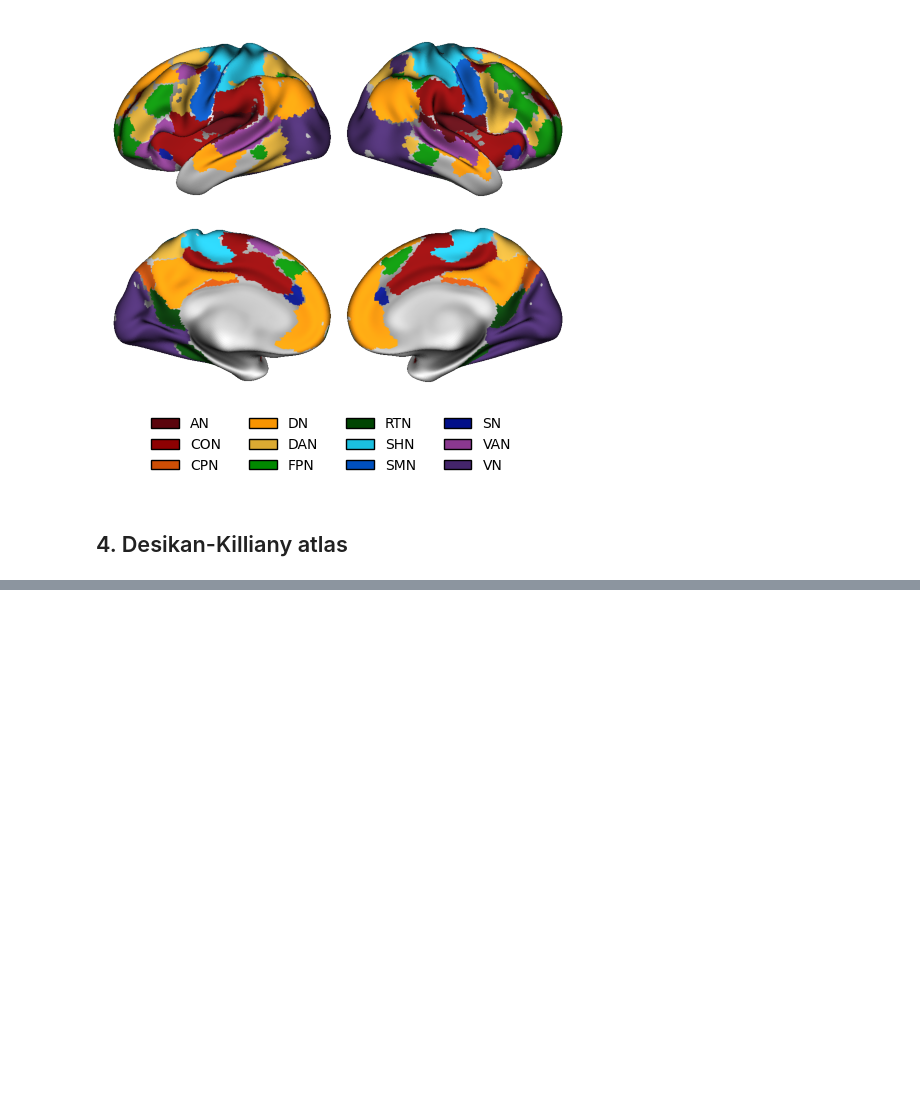
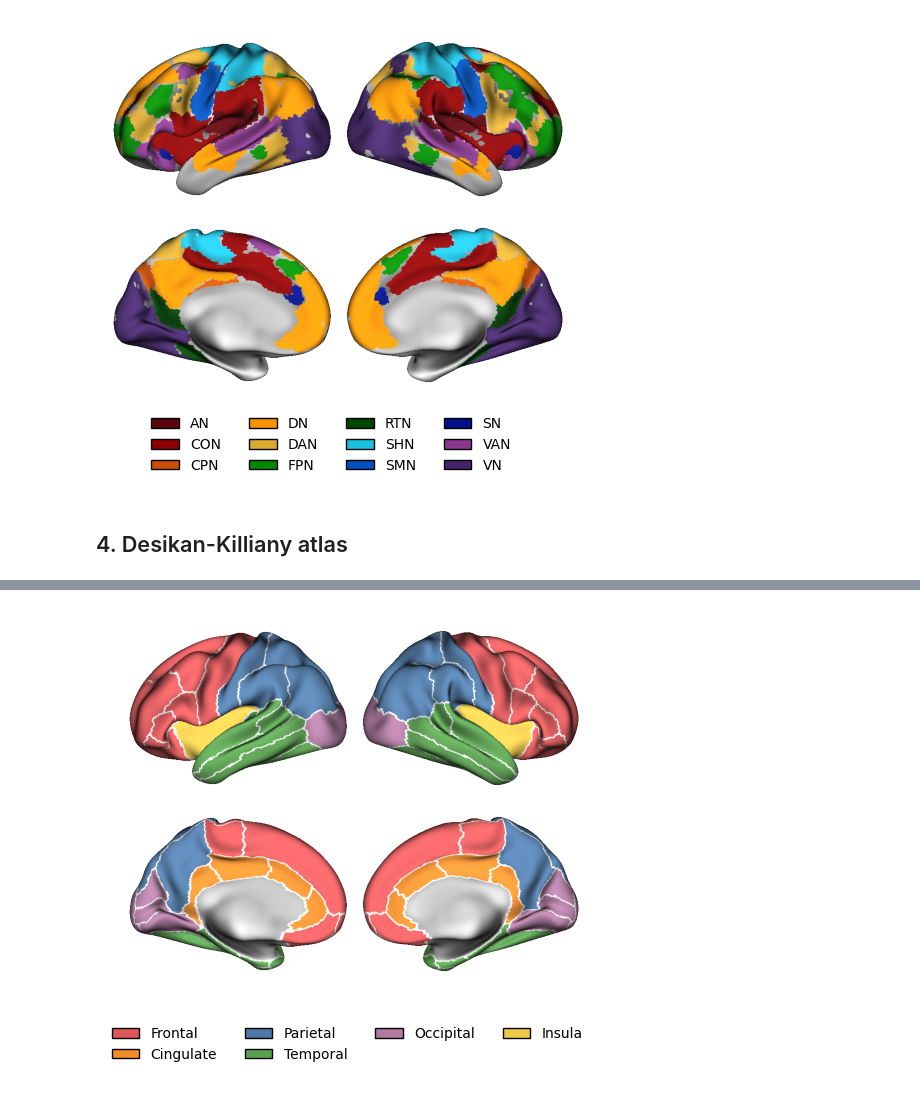
Before and after one commit to chlohamp/struc-func-plsc, a Jupyter notebook: code/plot-gord-desik.ipynb, the cells around one changed output, grey strips where cells are left out. Saved outputs shown, nothing was run; the diff lists cells and outputs as text; code cells hidden in the pictures; blank space fills up the shorter version.

Commit message:
update plots

```diff
--- a/code/plot-gord-desik.ipynb
+++ b/code/plot-gord-desik.ipynb
@@ -94,6 +95,18 @@ DK_COLORS = {                    # hex code per region (random placeholders for
     "insula": "#B01AF6",
 }                                 # or one hex string for every region, e.g. "#8D0102"; regions left out keep the atlas color
 
+PLOT_DK_LOBES = True              # extra DK figure: every region colored by its lobe (always all 34 regions)
+LOBE_COLORS = {                   # hex code per lobe
+    "frontal":   "#E15759",
+    "cingulate": "#F28E2B",
+    "parietal":  "#4E79A7",
+    "temporal":  "#59A14F",
+    "occipital": "#B07AA1",
+    "insula":    "#EDC948",
+}
+LOBE_REGION_OUTLINES = True       # draw each DK region's border on top of the lobe colors (no fill)
+LOBE_OUTLINE_COLOR = "#FFFFFF"    # outline color
+
 PLOT_COMBINED = True              # one brain with every selected network / region
 PLOT_INDIVIDUAL = False           # one brain per selected network / region
 SHOW_LEGEND = True
@@ -451,0 +469,75 @@ Plotting 34 DK region(s) on lh, rh
+# %%
+DK_LOBES = {
+    "frontal": ["superiorfrontal", "rostralmiddlefrontal", "caudalmiddlefrontal", "parsopercularis",
+                "parstriangularis", "parsorbitalis", "lateralorbitofrontal", "medialorbitofrontal",
+                "frontalpole", "precentral", "paracentral"],
+    "cingulate": ["rostralanteriorcingulate", "caudalanteriorcingulate", "posteriorcingulate",
+                  "isthmuscingulate"],
+    "parietal": ["postcentral", "supramarginal", "superiorparietal", "inferiorparietal", "precuneus"],
+    "temporal": ["superiortemporal", "middletemporal", "inferiortemporal", "bankssts",
+                 "transversetemporal", "temporalpole", "fusiform", "parahippocampal", "entorhinal"],
+    "occipital": ["lateraloccipital", "lingual", "cuneus", "pericalcarine"],
+    "insula": ["insula"],
+}
+LOBE_ORDER = list(DK_LOBES)
+
+# check the lobe lists against the atlas and the colors
+region_to_lobe = {r: lobe for lobe, regs in DK_LOBES.items() for r in regs}
+_bad = sorted(set(region_to_lobe) - set(DK_REGIONS))
+_missing = sorted(set(DK_REGIONS) - set(region_to_lobe))
+assert not _bad, f"DK_LOBES names not in the atlas: {_bad}"
+if _missing:
+    print(f"Warning: these DK regions have no lobe and won't be colored: {_missing}")
+assert set(LOBE_COLORS) >= set(LOBE_ORDER), f"LOBE_COLORS is missing: {sorted(set(LOBE_ORDER) - set(LOBE_COLORS))}"
+lobe_rgba = {}
+for lobe in LOBE_ORDER:
+    try:
+        lobe_rgba[lobe] = to_rgba(LOBE_COLORS[lobe])
+    except ValueError:
+        raise ValueError(f"LOBE_COLORS: {LOBE_COLORS[lobe]!r} for {lobe!r} is not a valid color (use e.g. '#E15759')")
+
+
+def dk_region_label_arrays():
+    # Each region keeps its own atlas key (0 = medial wall / unassigned / hemisphere not shown), for outlines.
+    arrays = {}
+    for hemi in ("lh", "rh"):
+        arr = np.zeros(dk[hemi]["data"].shape, dtype=float)
+        if hemi in hemis:
+            for name, (key, _) in dk[hemi]["regions"].items():
+                if name in region_to_lobe:
+                    arr[dk[hemi]["data"] == key] = key
+        arrays[hemi] = arr
+    return arrays["lh"], arrays["rh"]
+
+
+def dk_lobe_arrays():
+    # Code each vertex by lobe as 1..6 (0 = medial wall / unassigned / hemisphere not shown).
+    arrays = {}
+    for hemi in ("lh", "rh"):
+        arr = np.zeros(dk[hemi]["data"].shape, dtype=float)
+        if hemi in hemis:
+            for name, (key, _) in dk[hemi]["regions"].items():
+                if name in region_to_lobe:
+                    arr[dk[hemi]["data"] == key] = LOBE_ORDER.index(region_to_lobe[name]) + 1
+        arrays[hemi] = arr
+    return arrays["lh"], arrays["rh"]
+
+
+if PLOT_DK_LOBES:
+    lh_arr, rh_arr = dk_lobe_arrays()
+    p = Plot(surf_lh=lh_surf, surf_rh=rh_surf, layout="grid")
+    p.add_layer({"left": sulc_lh, "right": sulc_rh}, cmap="binary_r", cbar=False)
+    p.add_layer({"left": lh_arr, "right": rh_arr},
+                cmap=ListedColormap([lobe_rgba[l] for l in LOBE_ORDER]), cbar=False,
+                color_range=(0.5, len(LOBE_ORDER) + 0.5))
+    if LOBE_REGION_OUTLINES:
+        # outline-only layer: just the region borders, the lobe colors show through inside
+        lh_reg, rh_reg = dk_region_label_arrays()
+        p.add_layer({"left": lh_reg, "right": rh_reg},
+                    cmap=solid_cmap(to_rgba(LOBE_OUTLINE_COLOR), "region_outline"),
+                    as_outline=True, cbar=False, color_range=(0, 1))
+    fig = p.build()
+    legend = [(lobe.capitalize(), lobe_rgba[lobe]) for lobe in LOBE_ORDER]
+    suffix = f"_{RUN_TAG}" if RUN_TAG else ""
+    finish_and_save(fig, legend, "Desikan-Killiany lobes", f"DK_lobes{suffix}{hemi_tag}.png")
+# %% [output]
@@ -451,0 +545 @@ Plotting 34 DK region(s) on lh, rh
+[figure, added]
```
Also changed, not shown: parts of 5 cells of this notebook.
